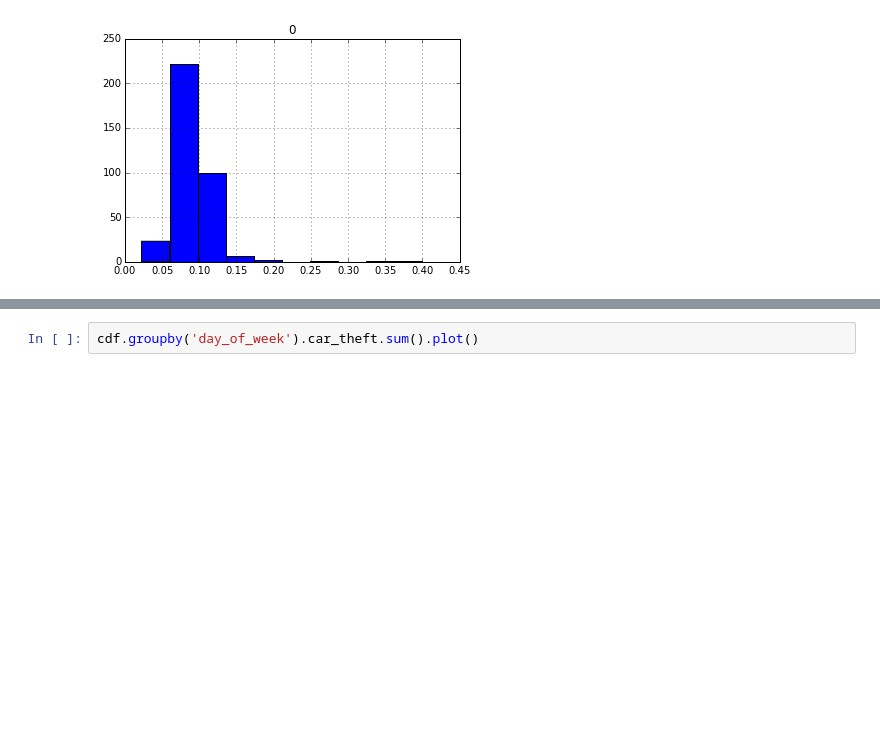
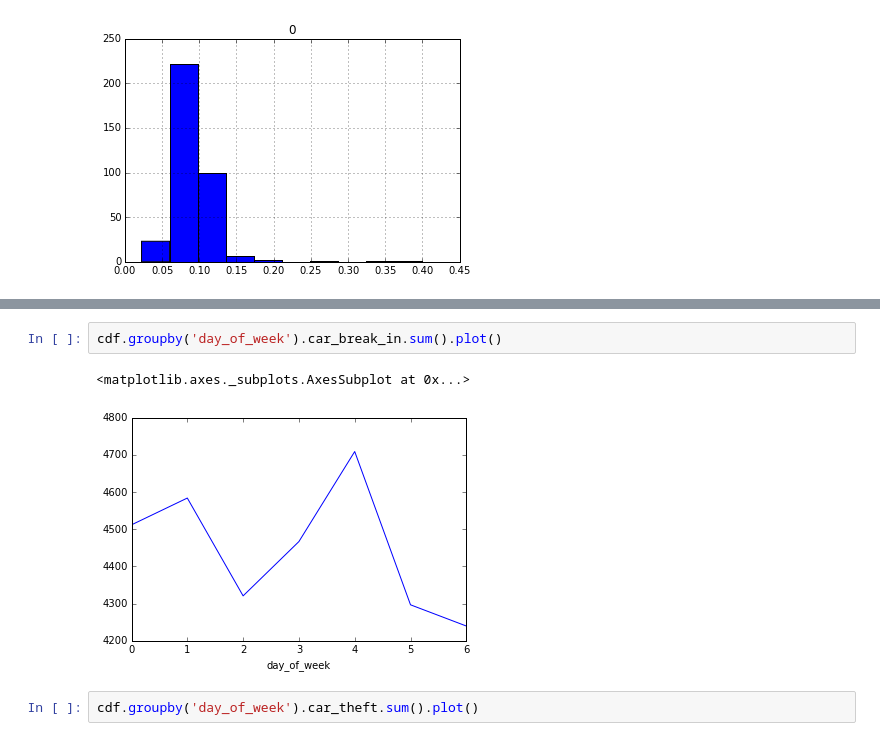
Before and after one commit to d43/oakland, a Jupyter notebook: Notes/Clustering.ipynb, the cells around one changed output, grey strips where cells are left out. Cells and saved outputs as stored; diff of their text form; blank space fills up the shorter version.

```diff
--- a/Notes/Clustering.ipynb
+++ b/Notes/Clustering.ipynb
@@ -130,3 +140,8 @@ array([[<matplotlib.axes._subplots.AxesSubplot object at 0x...>]], dtype=object)
+# %%
+cdf.groupby('day_of_week').car_break_in.sum().plot()
+# %% [output]
+<matplotlib.axes._subplots.AxesSubplot at 0x...>
+[figure, added]
 # %%
 cdf.groupby('day_of_week').car_theft.sum().plot()
 # %% [output]
```
Also changed, not shown: parts of 10 cells of this notebook, 2 other files.
